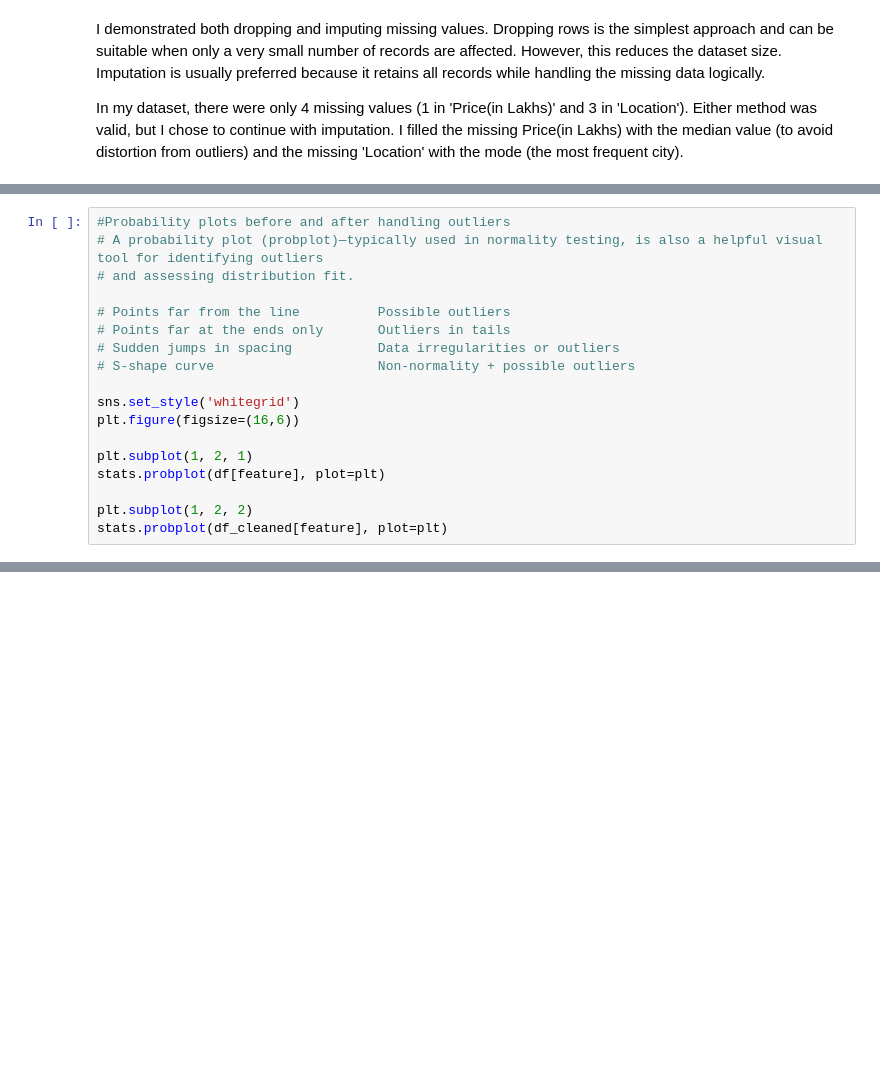
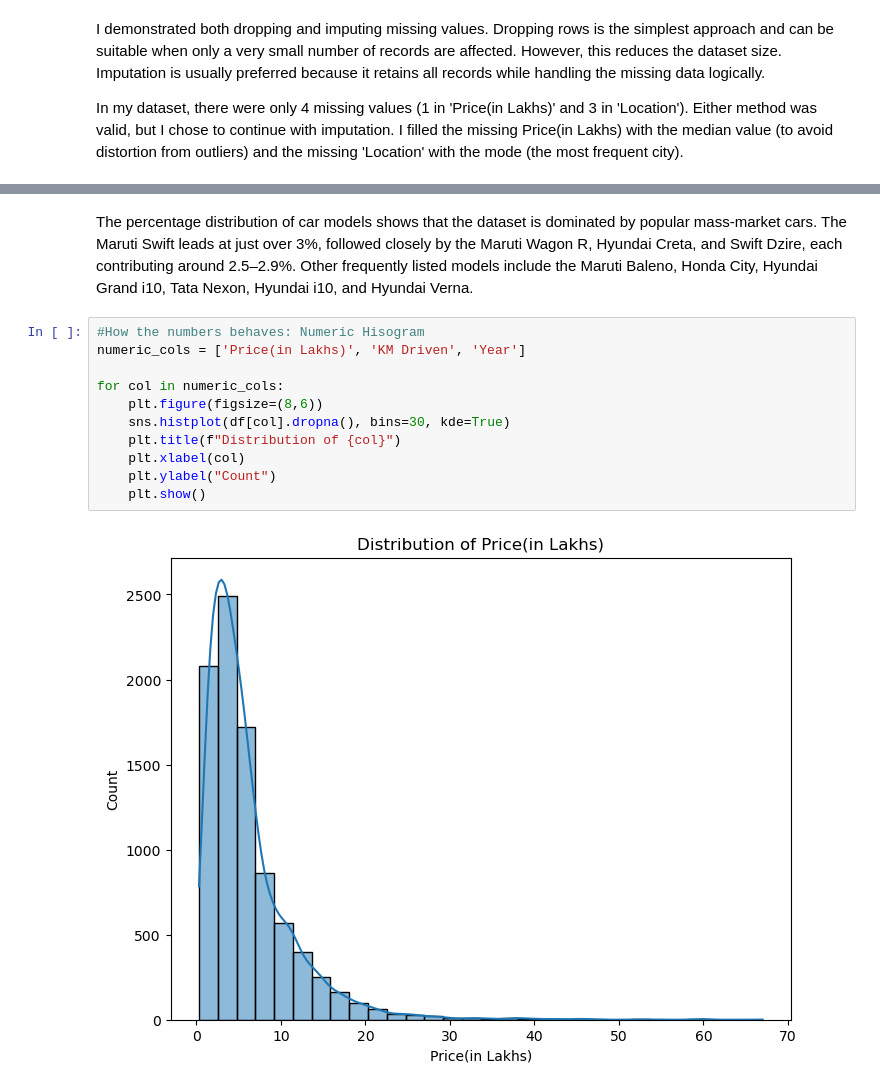
Before and after one commit to ps761/COMP1142281, a Jupyter notebook: 1142281_assignment.ipynb, the cells around one changed output, grey strips where cells are left out. Cells and saved outputs as stored; diff of their text form; blank space fills up the shorter version.

```diff
--- a/1142281_assignment.ipynb
+++ b/1142281_assignment.ipynb
@@ -373,18 +262,0 @@ Outliers count : 567
-# %%
-#Probability plots before and after handling outliers
-# A probability plot (probplot)—typically used in normality testing, is also a helpful visual tool for identifying outliers
-# and assessing distribution fit.
-
-# Points far from the line	        Possible outliers
-# Points far at the ends only	    Outliers in tails
-# Sudden jumps in spacing	        Data irregularities or outliers
-# S-shape curve	                    Non-normality + possible outliers
-
-sns.set_style('whitegrid')
-plt.figure(figsize=(16,6))
-
-plt.subplot(1, 2, 1)
-stats.probplot(df[feature], plot=plt)
-
-plt.subplot(1, 2, 2)
-stats.probplot(df_cleaned[feature], plot=plt)
@@ -398,0 +372,15 @@ stats.probplot(df_cleaned[feature], plot=plt)
+# %% [markdown]
+The percentage distribution of car models shows that the dataset is dominated by popular mass-market cars. The Maruti Swift leads at just over 3%, followed closely by the Maruti Wagon R, Hyundai Creta, and Swift Dzire, each contributing around 2.5–2.9%. Other frequently listed models include the Maruti Baleno, Honda City, Hyundai Grand i10, Tata Nexon, Hyundai i10, and Hyundai Verna.
+# %%
+#How the numbers behaves: Numeric Hisogram
+numeric_cols = ['Price(in Lakhs)', 'KM Driven', 'Year']
+
+for col in numeric_cols:
+    plt.figure(figsize=(8,6))
+    sns.histplot(df[col].dropna(), bins=30, kde=True)
+    plt.title(f"Distribution of {col}")
+    plt.xlabel(col)
+    plt.ylabel("Count")
+    plt.show()
+# %% [output]
+[figure, added]
```
Also changed, not shown: parts of 50 cells of this notebook.
